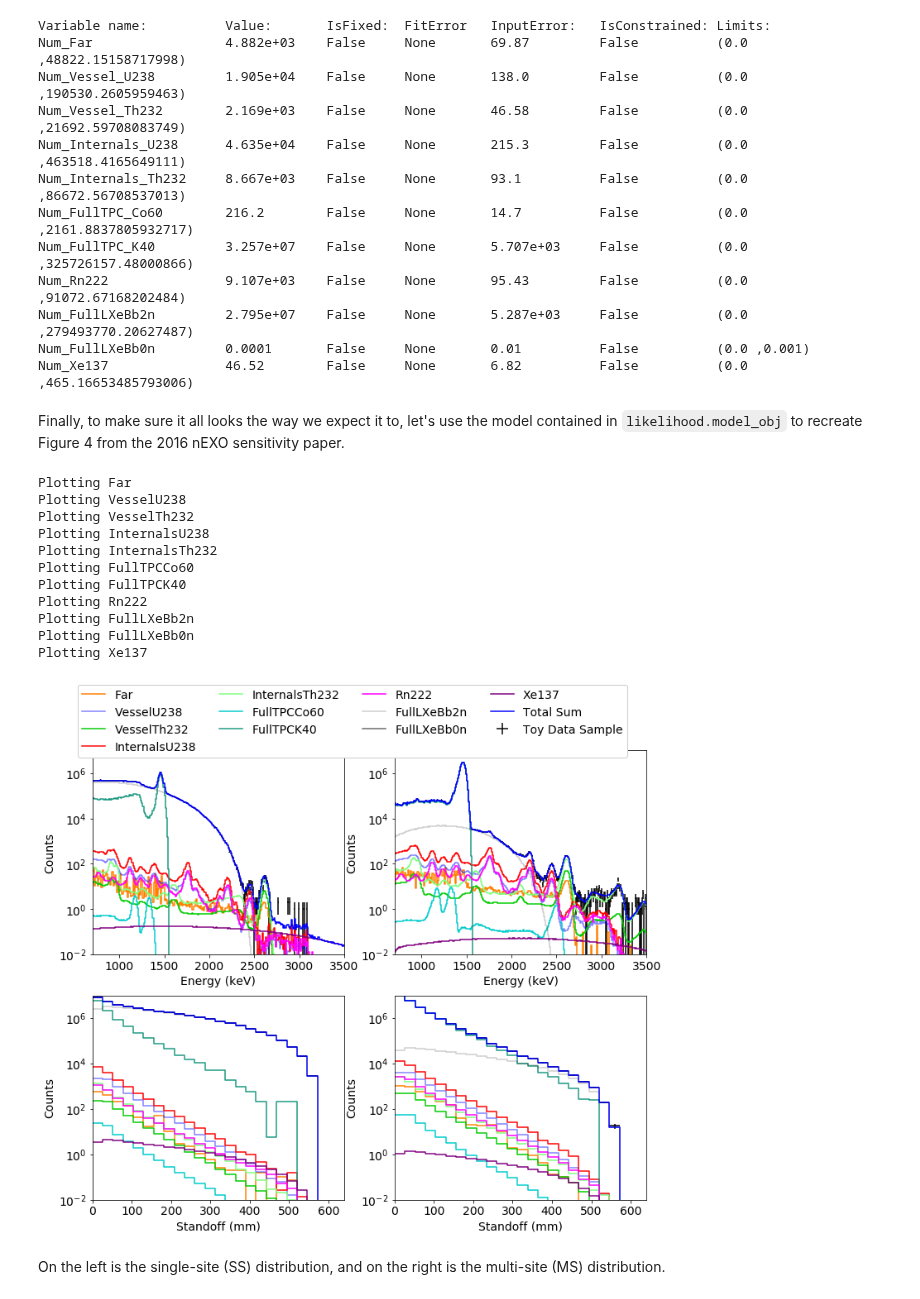
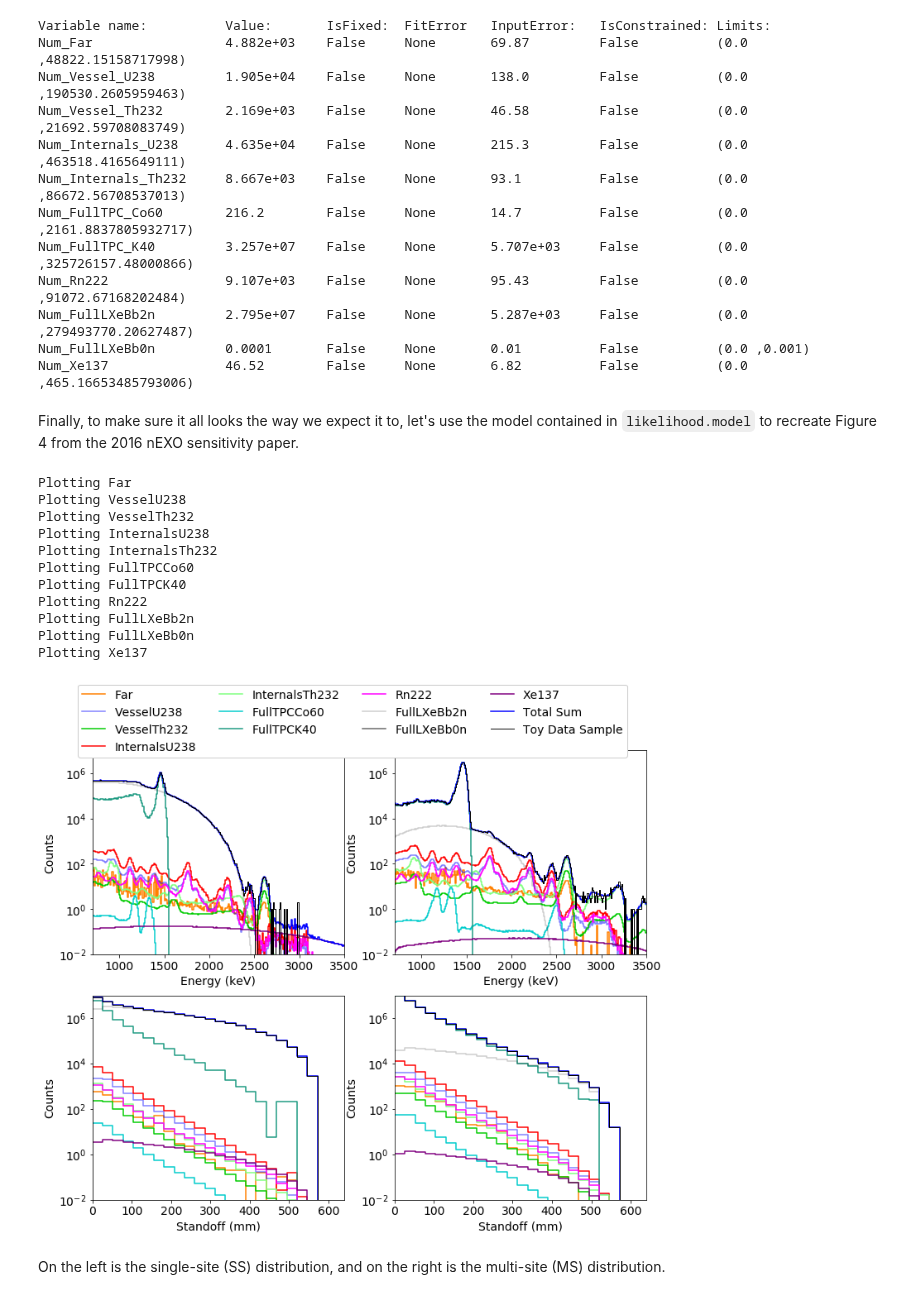
Before and after one commit to YMTheory/sensitivity, a Jupyter notebook: work/Sensitivity Code Tutorial.ipynb, the cells around one changed output. Drawn from its saved outputs; the diff is of its cells as text; code cells hidden in the pictures.

````diff
--- a/work/Sensitivity Code Tutorial.ipynb
+++ b/work/Sensitivity Code Tutorial.ipynb
@@ -380,22 +489,28 @@ Num_FullLXeBb2n         2.795e+07    False     None       5.287e+03     False
 Num_FullLXeBb0n         0.0001       False     None       0.01          False          (0.0 ,0.001)
 Num_Xe137               46.52        False     None       6.82          False          (0.0 ,465.16653485793006)
 # %% [markdown]
-Finally, to make sure it all looks the way we expect it to, let's use the model contained in ```likelihood.model_obj``` to recreate Figure 4 from the 2016 nEXO sensitivity paper.
+Finally, to make sure it all looks the way we expect it to, let's use the model contained in ```likelihood.model``` to recreate Figure 4 from the 2016 nEXO sensitivity paper.
-# %%
-likelihood.PlotModelDistributions(output_filename='tutorial_input_model_distributions.png',save=True,show=True,plot_data=True)
-# %% [output]
-Plotting Far
-Plotting VesselU238
-Plotting VesselTh232
-Plotting InternalsU238
-Plotting InternalsTh232
-Plotting FullTPCCo60
-Plotting FullTPCK40
-Plotting Rn222
-Plotting FullLXeBb2n
-Plotting FullLXeBb0n
-Plotting Xe137
-[figure, removed]
+# %%
+ss_cut_dict = {'SS/MS': (0.,1.), 'Energy (keV)': (700.,3500.), 'Standoff (mm)': (0.,650.)}
+ms_cut_dict = {'SS/MS': (1.,2.), 'Energy (keV)': (700.,3500.), 'Standoff (mm)': (0.,650.)}
+
+
+likelihood.PlotModelDistributions( ss_cut_dict, ms_cut_dict,\
+                                  output_filename='tutorial_input_model_distributions.png',\
+                                  save=True,show=True,plot_data=True)
+# %% [output]
+Plotting Far
+Plotting VesselU238
+Plotting VesselTh232
+Plotting InternalsU238
+Plotting InternalsTh232
+Plotting FullTPCCo60
+Plotting FullTPCK40
+Plotting Rn222
+Plotting FullLXeBb2n
+Plotting FullLXeBb0n
+Plotting Xe137
+[figure, added]
 # %% [markdown]
 On the left is the single-site (SS) distribution, and on the right is the multi-site (MS) distribution.
 # %% [markdown]
````
Also changed, not shown: parts of 32 cells of this notebook, 2 other files.
